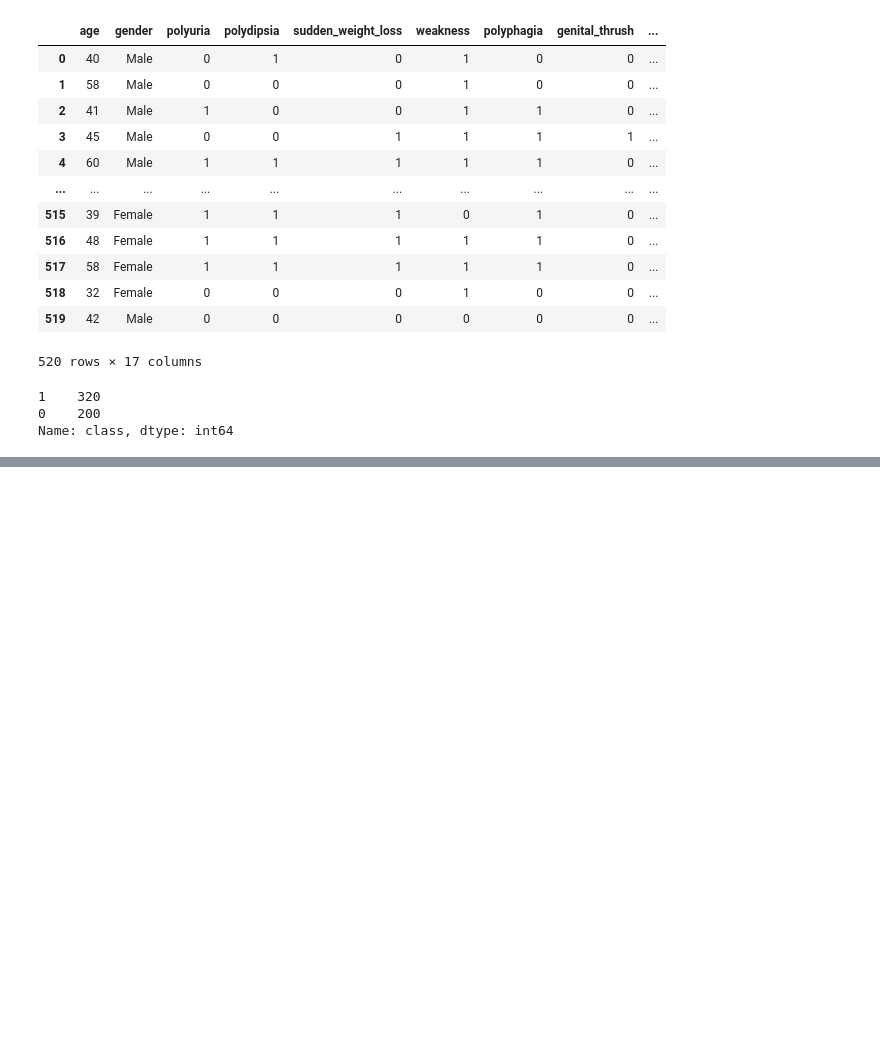
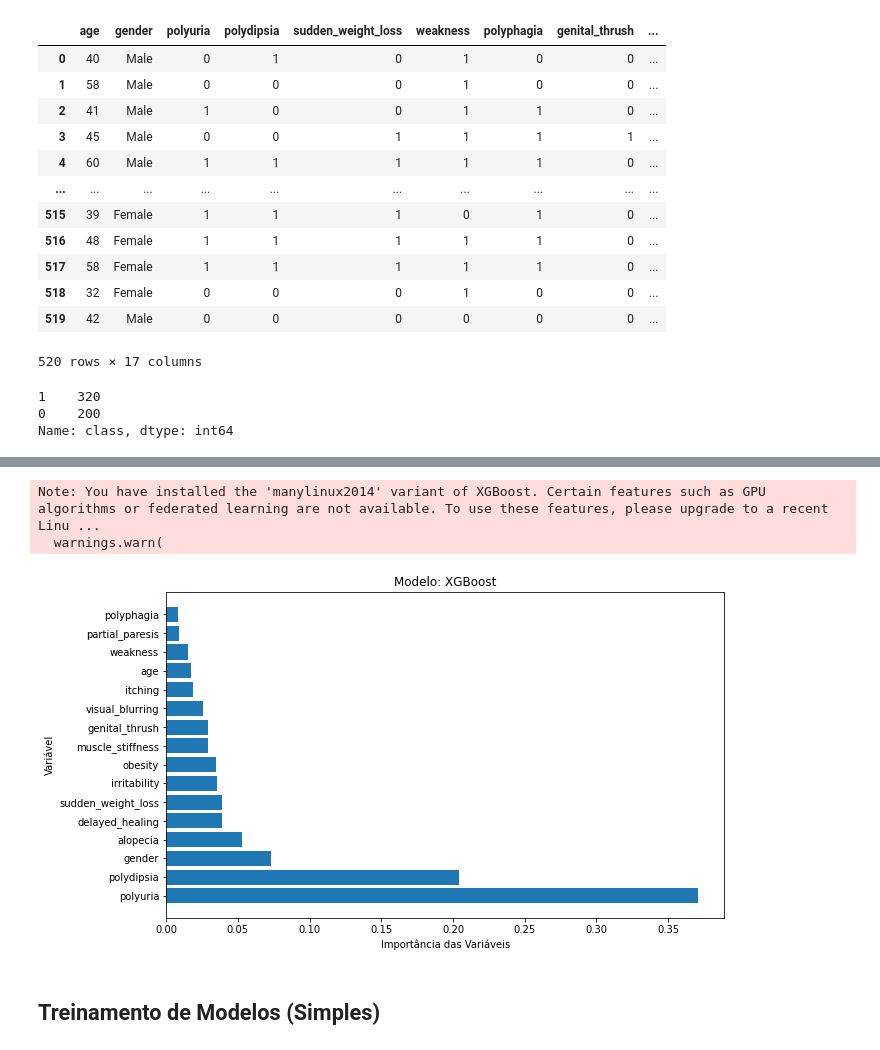
Before and after one commit to KalimaraPeleteiro/Viventis-DataRepository, a Jupyter notebook: features/diabetes/notebooks/andrewmvd.ipynb, the cells around one changed output, grey strips where cells are left out. Saved outputs shown, nothing was run; the diff lists cells and outputs as text; code cells hidden in the pictures; blank space fills up the shorter version.

```diff
--- a/features/diabetes/notebooks/andrewmvd.ipynb
+++ b/features/diabetes/notebooks/andrewmvd.ipynb
@@ -25,0 +238,26 @@ Name: class, dtype: int64
+# %%
+import xgboost as xgb
+import matplotlib.pyplot as plt
+import numpy as np
+
+model = xgb.XGBClassifier(n_estimators=100)
+model.fit(x_scaled, y)
+
+importances = model.feature_importances_
+
+indices = np.argsort(importances)[::-1]
+sorted_importances = importances[indices]
+sorted_features = x_scaled.columns[indices]
+
+plt.figure(figsize=(10, 6))
+plt.barh(sorted_features, sorted_importances)
+plt.xlabel('Importância das Variáveis')
+plt.ylabel('Variável')
+plt.title('Modelo: XGBoost')
+plt.show()
+# %% [output]
+Note: You have installed the 'manylinux2014' variant of XGBoost. Certain features such as GPU algorithms or federated learning are not available. To use these features, please upgrade to a recent Linu ...
+  warnings.warn(
+[figure, added]
+# %% [markdown]
+## Treinamento de Modelos (Simples)
```
Also changed, not shown: parts of 17 cells of this notebook, 2 other files.
